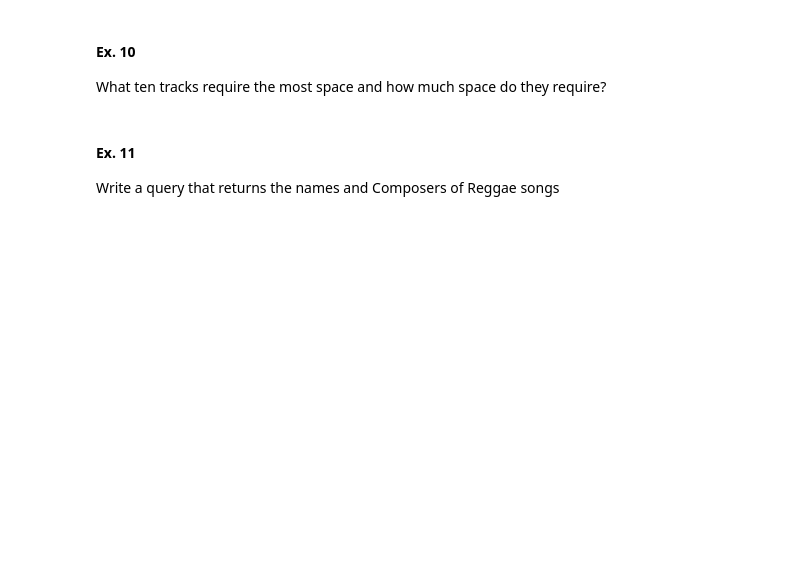
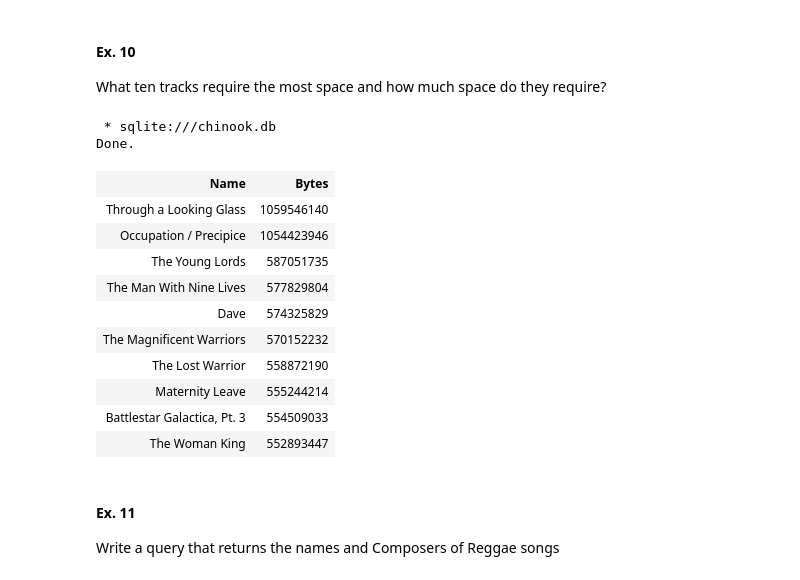
Before and after one commit to berea-college-csc236/CSC330-Introduction-to-SQL-T6, a Jupyter notebook: SQL_tutorial.ipynb, the cells around one changed output. Drawn from its saved outputs; the diff is of its cells as text; code cells hidden in the pictures; blank space fills up the shorter version.

```diff
--- a/SQL_tutorial.ipynb
+++ b/SQL_tutorial.ipynb
@@ -212,7 +268,21 @@ How many tracks includes Malcolm Young as a composer?
 What ten tracks require the most space and how much space do they require?
 # %%
 %%sql
--- Write your query here
+SELECT  Name, Bytes  FROM Tracks ORDER BY Bytes DESC LIMIT 10
+# %% [output]
+ * sqlite:///chinook.db
+Done.
+| Name | Bytes |
+| Through a Looking Glass | 1059546140 |
+| Occupation / Precipice | 1054423946 |
+| The Young Lords | 587051735 |
+| The Man With Nine Lives | 577829804 |
+| Dave | 574325829 |
+| The Magnificent Warriors | 570152232 |
+| The Lost Warrior | 558872190 |
+| Maternity Leave | 555244214 |
+| Battlestar Galactica, Pt. 3 | 554509033 |
+| The Woman King | 552893447 |
 # %% [markdown]
 #### Ex. 11
 Write a query that returns the names and Composers of Reggae songs
```
Also changed, not shown: parts of 10 cells of this notebook.
